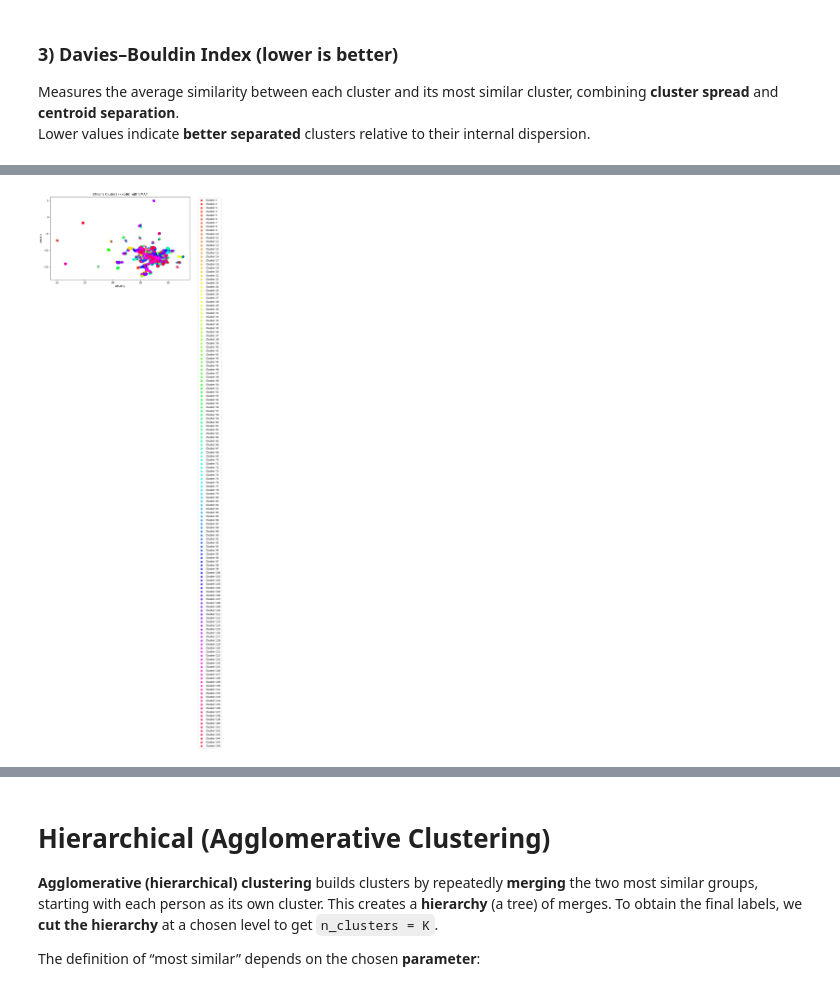
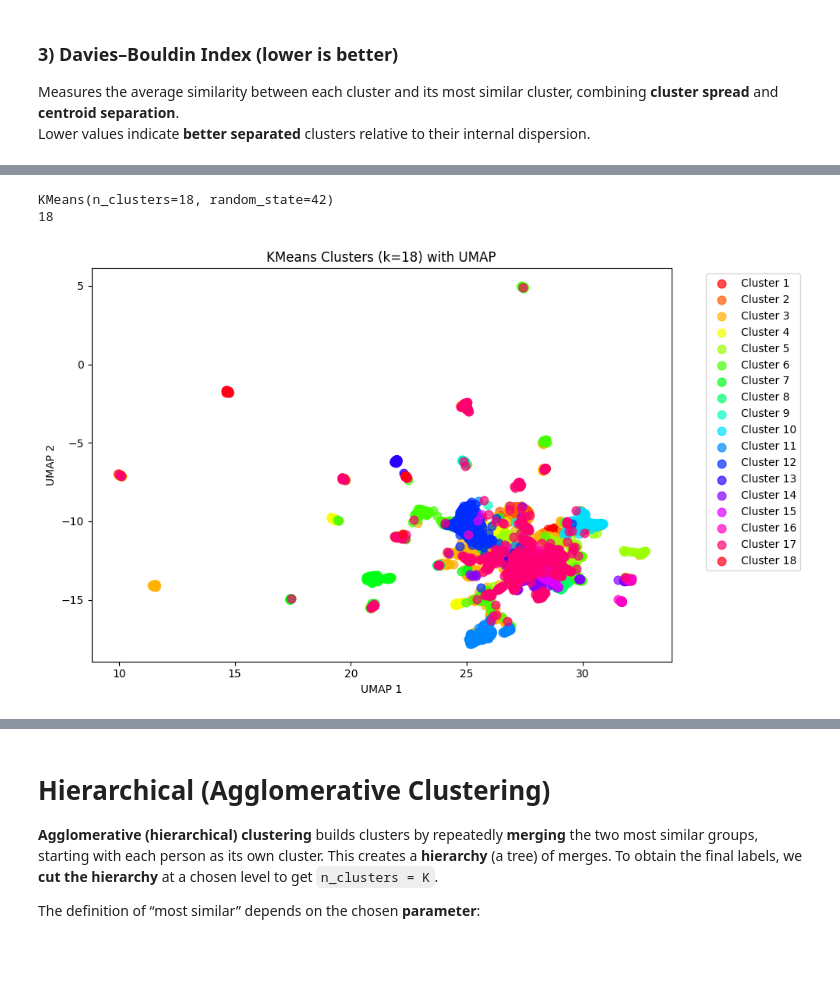
Before and after one commit to Etxarri/ShelterAI, a Jupyter notebook: backend/ai-service/documentation/clustering_models_2.ipynb, the cells around one changed output, grey strips where cells are left out. Saved outputs shown, nothing was run; the diff lists cells and outputs as text; code cells hidden in the pictures; blank space fills up the shorter version.

```diff
--- a/backend/ai-service/documentation/clustering_models_2.ipynb
+++ b/backend/ai-service/documentation/clustering_models_2.ipynb
@@ -755,3 +1105,11 @@ Now that we have the best n_cluster according to the elbow technique, we can tra
 # %%
-kmeans = KMeans(n_clusters=n_clusters, init='k-means++', random_state=42)
+kmeans = best_estimator
+n_clusters = len(np.unique(y_kmeans))
+print(best_estimator)
+print(n_clusters)
+
 y_kmeans = kmeans.fit_predict(X_scaled)
+dfkmean['cluster'] = y_kmeans
+# %% [output]
+KMeans(n_clusters=18, random_state=42)
+18
@@ -760,26 +1116,26 @@ dfkmean['cluster'] = y_kmeans
 # %%
 plt.figure(figsize=(10, 6))
 
 cmap = plt.cm.get_cmap('hsv', n_clusters)
 
 for i in range(n_clusters):
     mask = y_kmeans == i
 
     plt.scatter(
-        train_df.loc[mask, 'umap1'],
-        train_df.loc[mask, 'umap2'],
+        dfkmean.loc[mask, 'umap1'],
+        dfkmean.loc[mask, 'umap2'],
         s=60,
         alpha=0.7,
         color=cmap(i),
         label=f'Cluster {i + 1}'
     )
 
 plt.xlabel('UMAP 1')
 plt.ylabel('UMAP 2')
 plt.title(f'KMeans Clusters (k={n_clusters}) with UMAP')
 plt.legend(bbox_to_anchor=(1.05, 1), loc='upper left')
 plt.tight_layout()
 plt.show()
 # %% [output]
-[figure, old version]
+[figure, new version]
 # %% [markdown]
```
Also changed, not shown: parts of 12 cells of this notebook, 1 other file.
